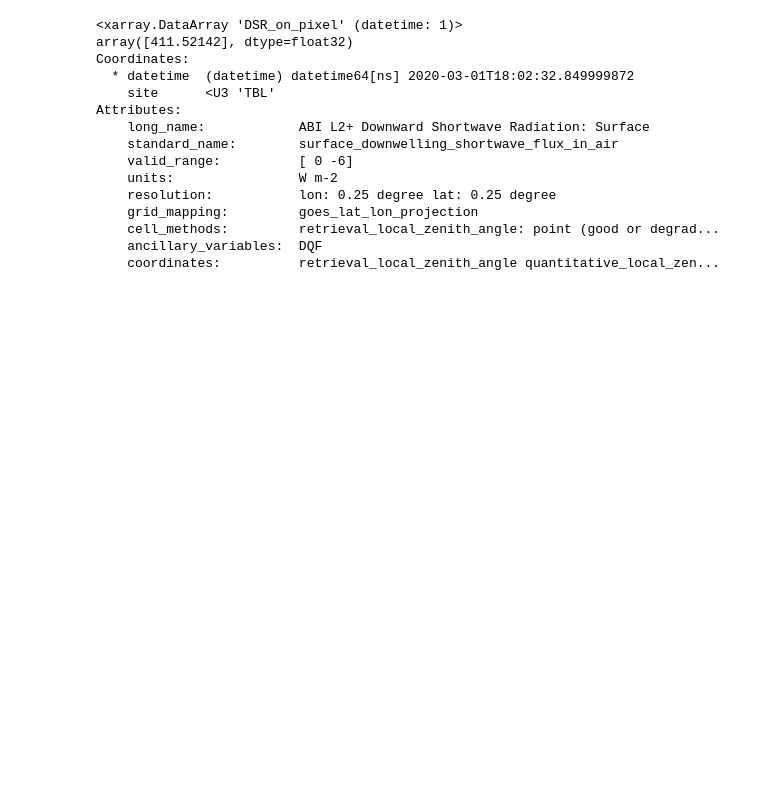
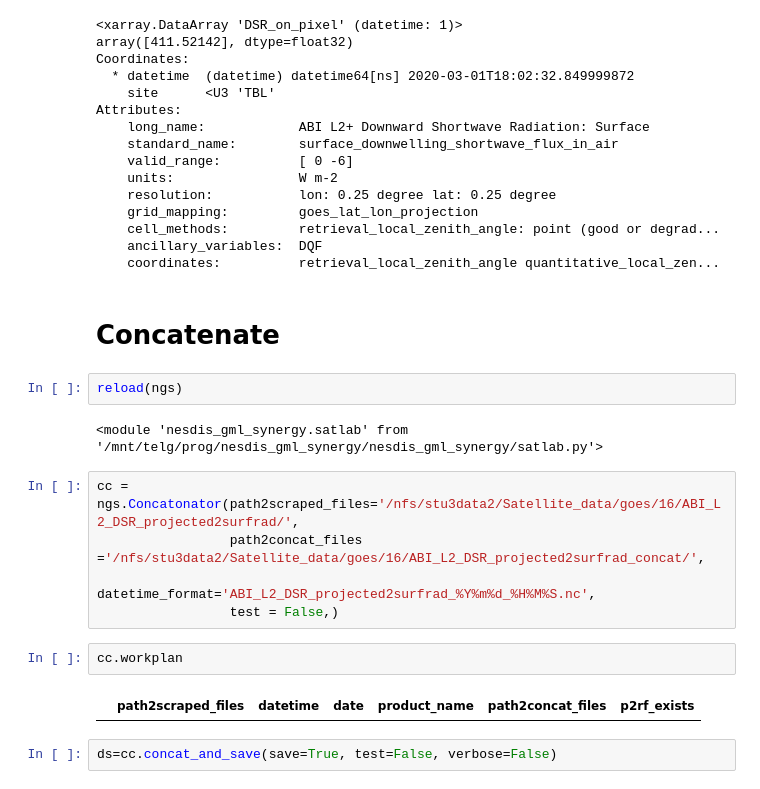
Before and after one commit to hagne/GeoLeoXtract, a Jupyter notebook: examples/ABI_L2_DSR_Downwelling_shortwave_radiation.ipynb, the cells around one changed output. Cells and saved outputs as stored; diff of their text form; blank space fills up the shorter version.

Commit message:
more products, changed Concatinator

```diff
--- a/examples/ABI_L2_DSR_Downwelling_shortwave_radiation.ipynb
+++ b/examples/ABI_L2_DSR_Downwelling_shortwave_radiation.ipynb
@@ -203,3 +211,20 @@ Attributes:
     cell_methods:         retrieval_local_zenith_angle: point (good or degrad...
     ancillary_variables:  DQF
     coordinates:          retrieval_local_zenith_angle quantitative_local_zen...
+# %% [markdown]
+# Concatenate
+# %%
+reload(ngs)
+# %% [output]
+<module 'nesdis_gml_synergy.satlab' from '/mnt/telg/prog/nesdis_gml_synergy/nesdis_gml_synergy/satlab.py'>
+# %%
+cc = ngs.Concatonator(path2scraped_files='/nfs/stu3data2/Satellite_data/goes/16/ABI_L2_DSR_projected2surfrad/',
+                 path2concat_files ='/nfs/stu3data2/Satellite_data/goes/16/ABI_L2_DSR_projected2surfrad_concat/',
+                 datetime_format='ABI_L2_DSR_projected2surfrad_%Y%m%d_%H%M%S.nc',
+                 test = False,)
+# %%
+cc.workplan
+# %% [output]
+|  | path2scraped_files | datetime | date | product_name | path2concat_files | p2rf_exists |
+# %%
+ds=cc.concat_and_save(save=True, test=False, verbose=False)
```
Also changed, not shown: parts of 5 cells of this notebook, 3 other files.
